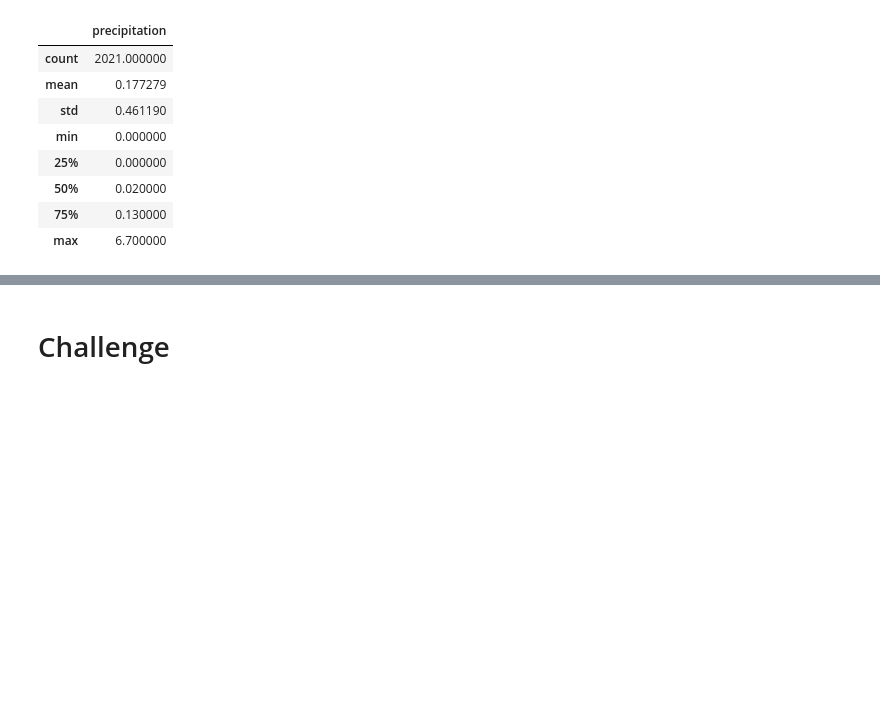
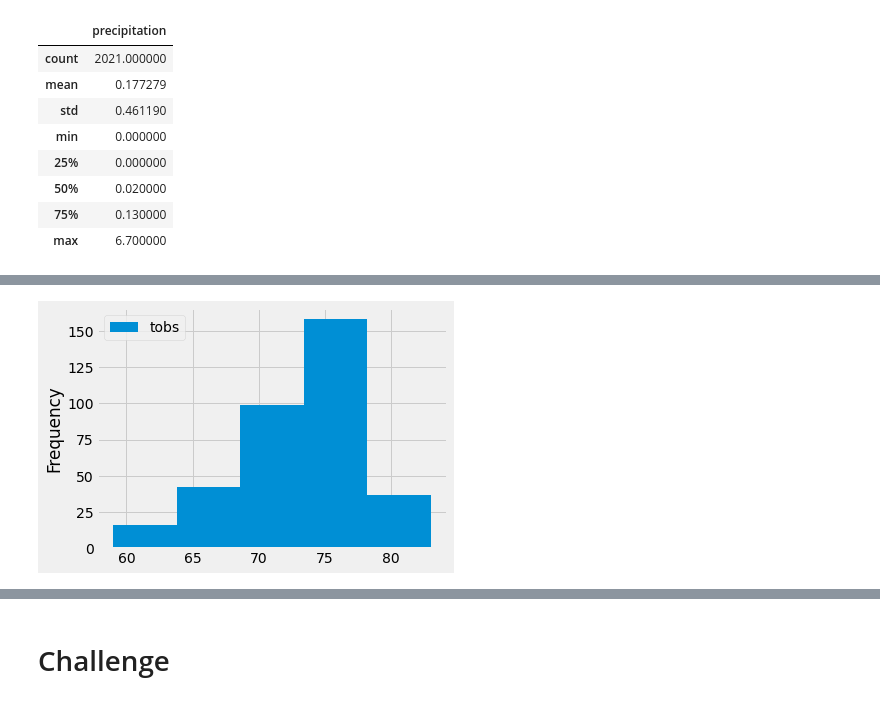
Before and after one commit to Ninax3/Surfs_Up, a Jupyter notebook: climate_analysis.ipynb, the cells around one changed output, grey strips where cells are left out. Cells and saved outputs as stored; diff of their text form; code cells hidden in the pictures; blank space fills up the shorter version.

```diff
--- a/climate_analysis.ipynb
+++ b/climate_analysis.ipynb
@@ -153,0 +202,5 @@ df.describe()
+# %%
+df.plot.hist(bins=5)
+plt.tight_layout()
+# %% [output]
+[figure, added]
```
Also changed, not shown: parts of 7 cells of this notebook.
